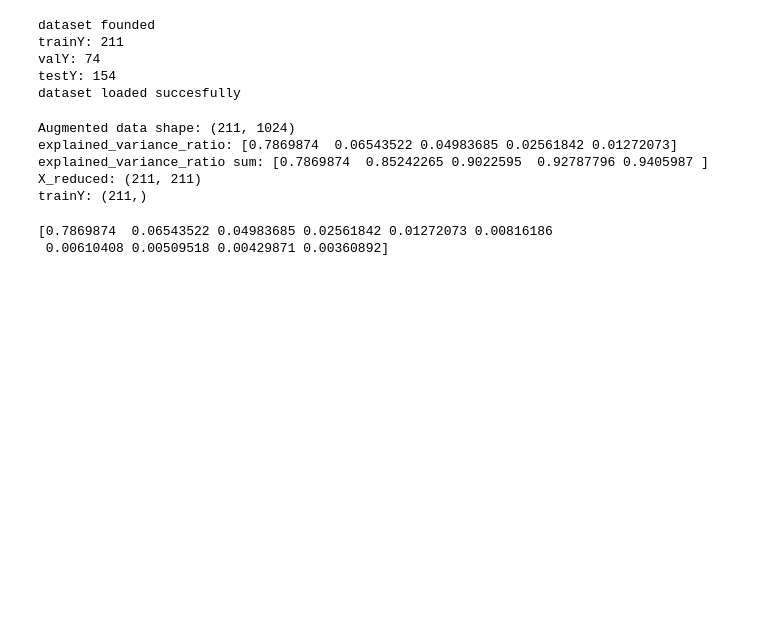
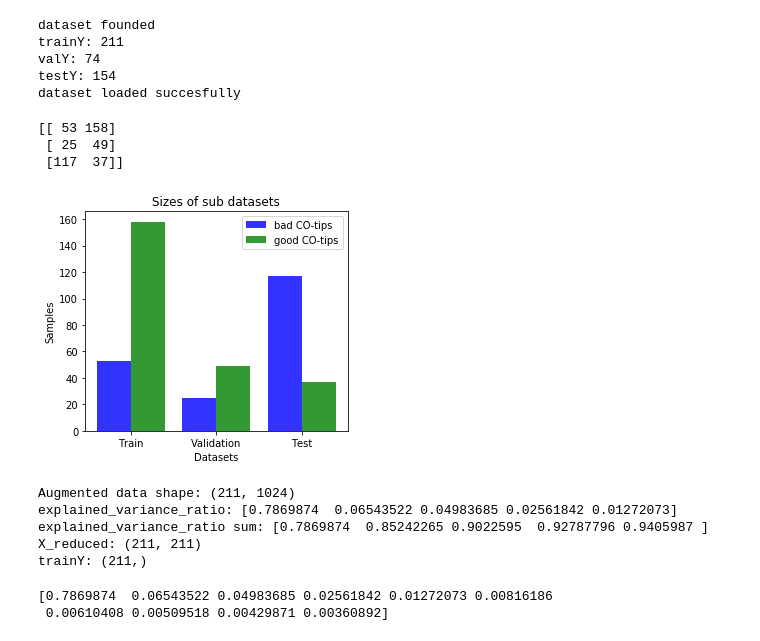
Before and after one commit to zigzagw/CO-tip_class_PyTorch, a Jupyter notebook: train_CO-tips.ipynb, the cells around one changed output. Cells and saved outputs as stored; diff of their text form; code cells hidden in the pictures; blank space fills up the shorter version.

Commit message:
added asserts for image directory check and plot statistics

```diff
--- a/train_CO-tips.ipynb
+++ b/train_CO-tips.ipynb
@@ -85,6 +76,39 @@ trainY: 211
 valY: 74
 testY: 154
 dataset loaded succesfully
+# %%
+# plot dataset sizes
+import pandas as pd
+count_tips= []
+for tip_quality in [trainY, valY,testY]:
+    count_tips.append([sum(tip_quality == 0),sum(tip_quality == 1)])
+count_tips = np.array(count_tips, dtype=np.int32)
+print(count_tips)
+
+n_sets = 3
+# create plot
+fig = plt.figure(figsize=(4.5,4))
+index = np.arange(n_sets)
+bar_width = 0.4
+opacity = 0.8
+rects1 = plt.bar(index, count_tips[:,0], bar_width, alpha=opacity, color='b', label='bad CO-tips')
+rects2 = plt.bar(index + bar_width, count_tips[:,1], bar_width,alpha=opacity, color='g', label='good CO-tips')
+
+plt.ylabel('Samples')
+plt.xlabel('Datasets')
+plt.title('Sizes of sub datasets')
+plt.xticks(index + bar_width/2, ('Train', 'Validation', 'Test'))
+plt.legend()
+
+plt.tight_layout()
+plt.savefig('dataset_statistic.png', bbox_inches='tight', dpi=200)
+plt.show()
+plt.close()
+# %% [output]
+[[ 53 158]
+ [ 25  49]
+ [117  37]]
+[figure, added]
 # %%
 from sklearn.preprocessing import MinMaxScaler
 
```
Also changed, not shown: parts of 2 cells of this notebook, 1 other file.
